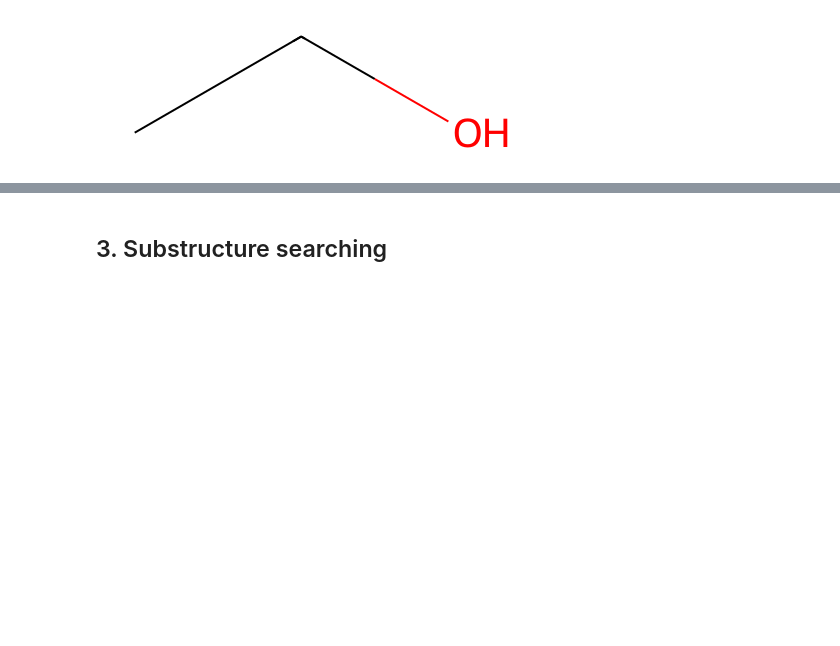
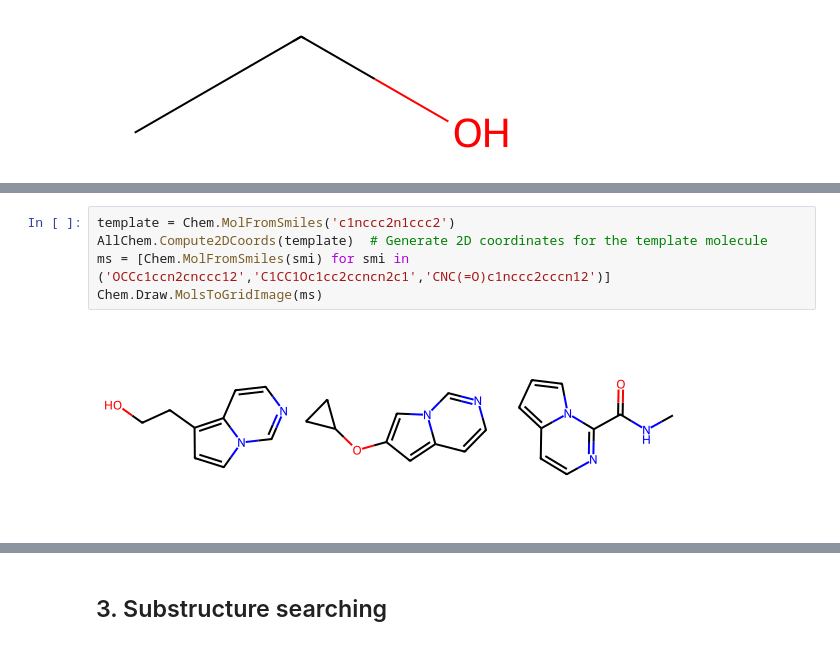
Before and after one commit to wehs7661/demos_hub, a Jupyter notebook: notebooks/RDKit.ipynb, the cells around one changed output, grey strips where cells are left out. Drawn from its saved outputs; the diff is of its cells as text; blank space fills up the shorter version.

```diff
--- a/notebooks/RDKit.ipynb
+++ b/notebooks/RDKit.ipynb
@@ -443,0 +439,7 @@ m3
+# %%
+template = Chem.MolFromSmiles('c1nccc2n1ccc2')
+AllChem.Compute2DCoords(template)  # Generate 2D coordinates for the template molecule
+ms = [Chem.MolFromSmiles(smi) for smi in ('OCCc1ccn2cnccc12','C1CC1Oc1cc2ccncn2c1','CNC(=O)c1nccc2cccn12')]
+Chem.Draw.MolsToGridImage(ms)
+# %% [output]
+[figure, added]
```
Also changed, not shown: parts of 51 cells of this notebook, 1 other file.
